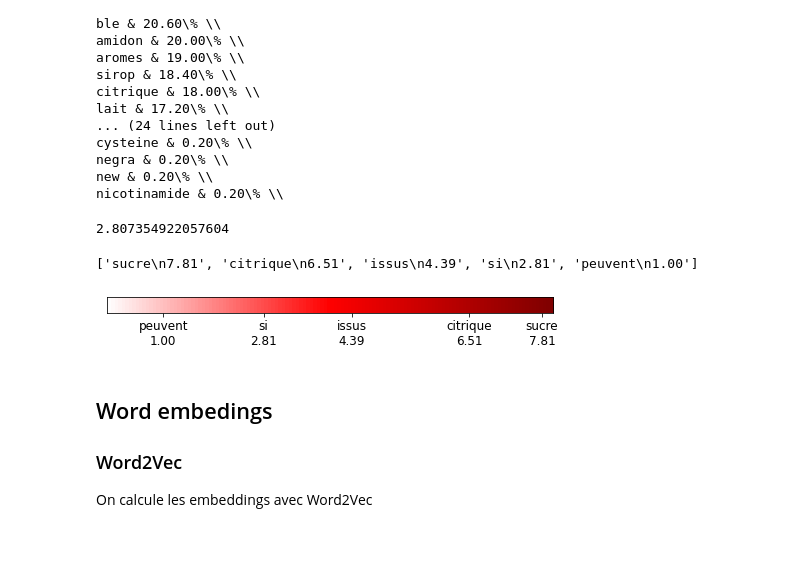
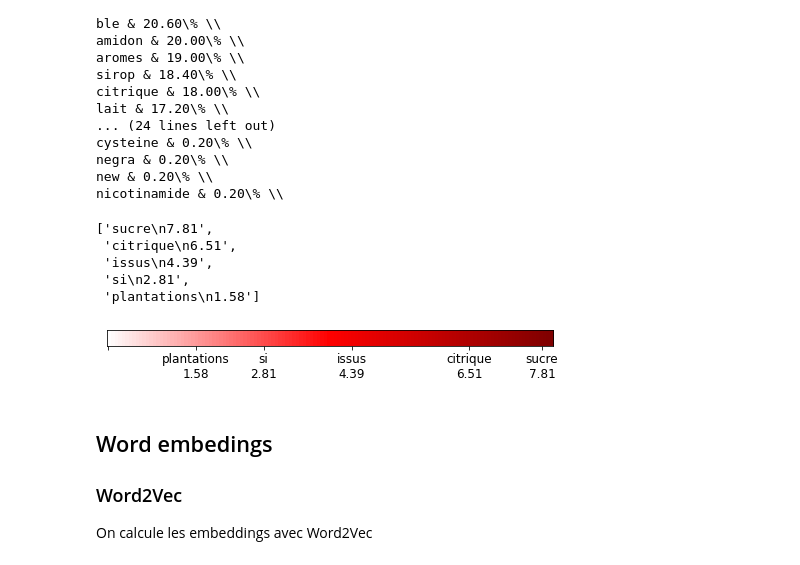
Before and after one commit to UltraDiuve/PIM-Recognizer, a Jupyter notebook: report/notebooks/Text_analysis.ipynb, the cells around one changed output. Cells and saved outputs as stored; diff of their text form; code cells hidden in the pictures.

```diff
--- a/report/notebooks/Text_analysis.ipynb
+++ b/report/notebooks/Text_analysis.ipynb
@@ -369,33 +380,33 @@ cysteine & 0.20\% \\
 negra & 0.20\% \\
 new & 0.20\% \\
 nicotinamide & 0.20\% \\
-# %%
-math.log(7, 2)
-# %% [output]
-2.807354922057604
 # %%
-scores = np.log2(doc_freq_ingred * 500 + 1)
-sample = doc_freq_ingred.argsort()[::-1][[0, 10, 100, 250, 1005]]
-sample_scores = scores[sample]
-labels = [inverse_ingred_voc[word_idx] + f'\n{scores[word_idx]:.2f}' for word_idx in sample]
+ingred_scores = np.log2(doc_freq_ingred * 500 + 1)
+sample = doc_freq_ingred.argsort()[::-1][[0, 10, 100, 250, 702]]
+sample_scores = ingred_scores[sample]
+labels = [inverse_ingred_voc[word_idx] + f'\n{ingred_scores[word_idx]:.2f}' for word_idx in sample]
 labels
 # %% [output]
-['sucre\n7.81', 'citrique\n6.51', 'issus\n4.39', 'si\n2.81', 'peuvent\n1.00']
+['sucre\n7.81',
+ 'citrique\n6.51',
+ 'issus\n4.39',
+ 'si\n2.81',
+ 'plantations\n1.58']
 # %%
 gradient = np.linspace(0, 8, 256)
 gradient = np.vstack((gradient, gradient, gradient ))
 
 
 fig, ax = plt.subplots(figsize=(8, 3))
 
 ax.imshow(gradient, aspect=3, cmap='seismic', vmin=-8, vmax=8)
-ax.set_xticks(255 / 8 * sample_scores)
+ax.set_xticks(np.hstack((255 / 8 * sample_scores, np.array([0]))))
 ax.set_xticklabels(labels, fontsize = 12)
 #ax.set_xlim(0, 50)
 ax.set_yticks([])
 fig.savefig(Path('..') / 'img' / 'scores_bar.png', bbox_inches='tight')
 # %% [output]
-[figure, old version]
+[figure, new version]
 # %% [markdown]
 ## Word embedings
 
```
Also changed, not shown: parts of 24 cells of this notebook, 3 other files.
